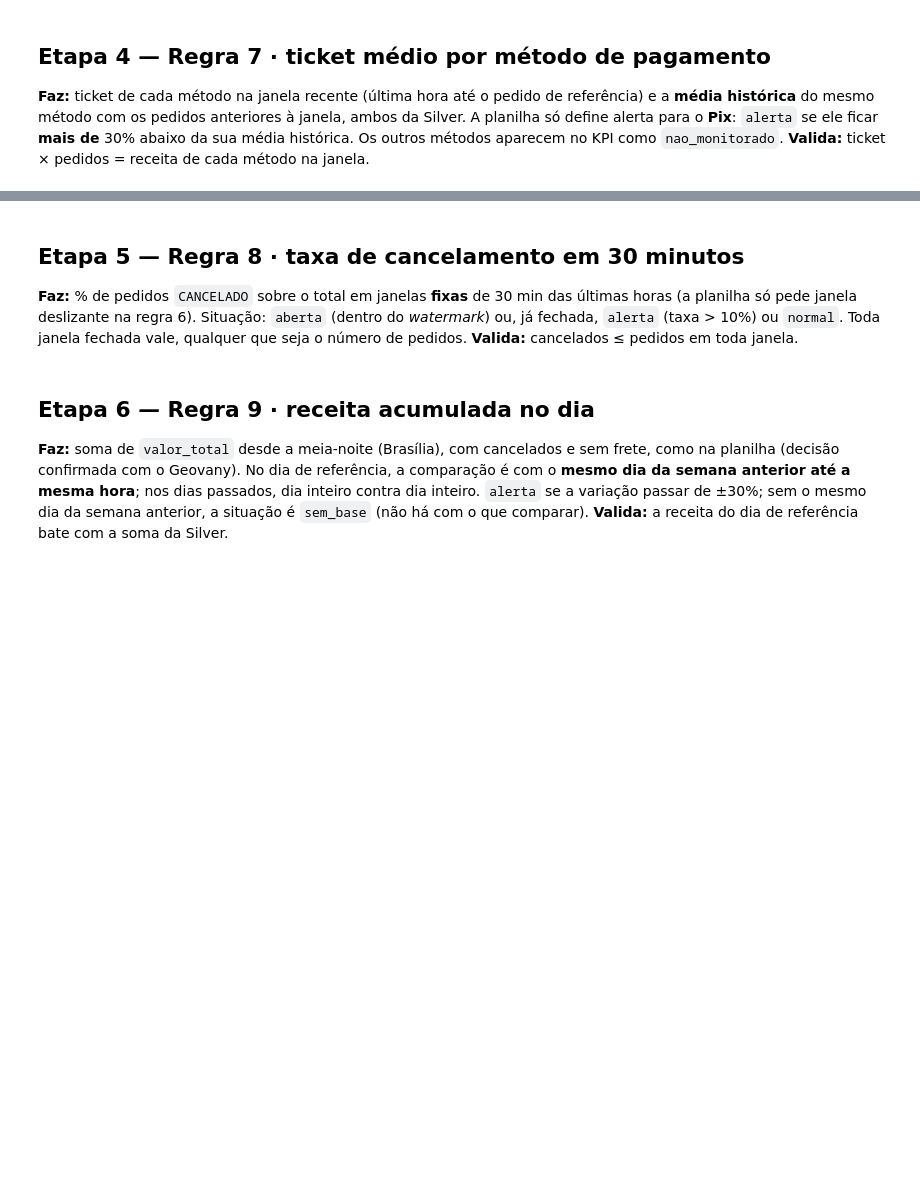
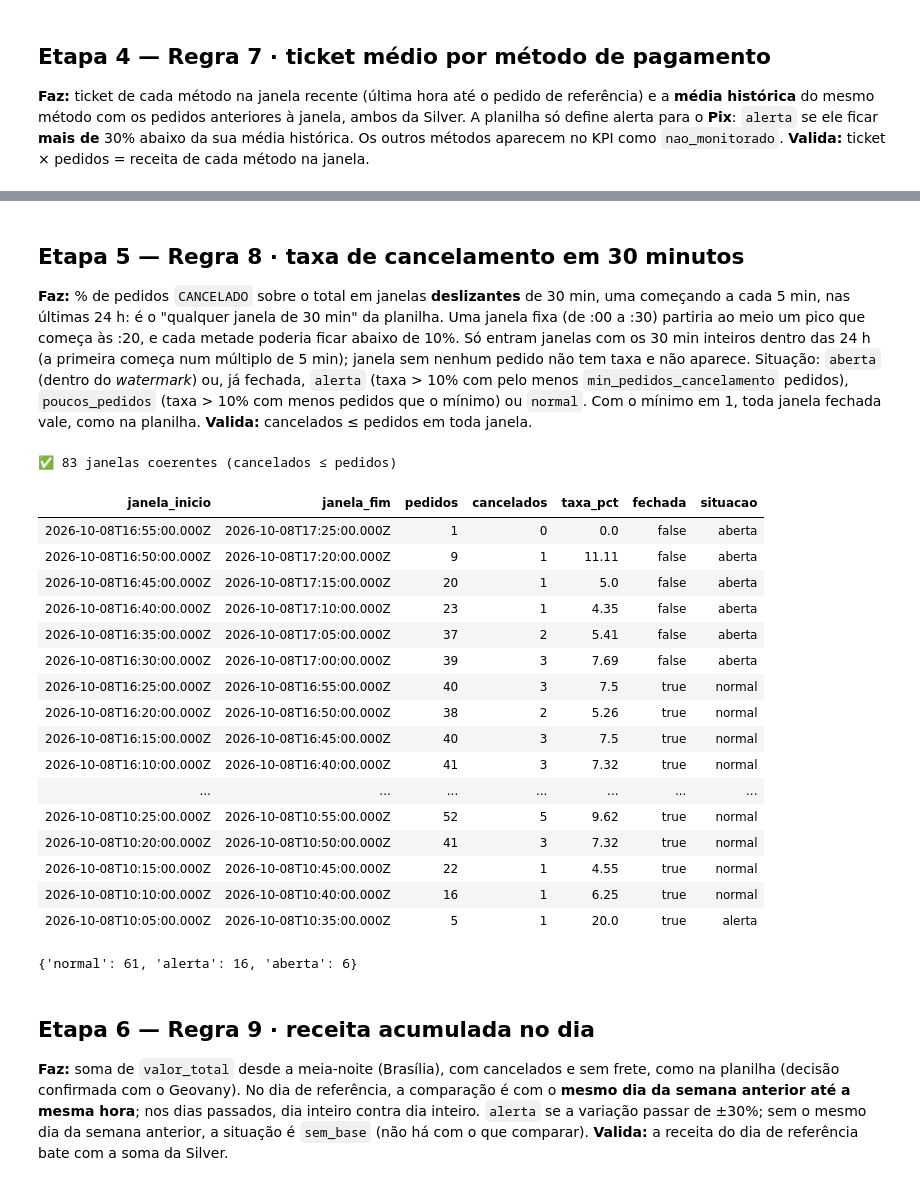
Before and after one commit to GeovanyADCancio/estagio-empregadados-turma-2, a Jupyter notebook: 05_ingestao_gold.ipynb, the cells around one changed output, grey strips where cells are left out. Cells and saved outputs as stored; diff of their text form; code cells hidden in the pictures; blank space fills up the shorter version.

```diff
--- a/05_ingestao_gold.ipynb
+++ b/05_ingestao_gold.ipynb
@@ -200,26 +353,55 @@ display(ticket)
 # %% [markdown]
 ## Etapa 5 — Regra 8 · taxa de cancelamento em 30 minutos
-**Faz:** % de pedidos `CANCELADO` sobre o total em janelas **fixas** de 30 min das últimas horas (a planilha só pede janela deslizante na regra 6).
-Situação: `aberta` (dentro do *watermark*) ou, já fechada, `alerta` (taxa > 10%) ou `normal`. Toda janela fechada vale, qualquer que seja o número de pedidos.
+**Faz:** % de pedidos `CANCELADO` sobre o total em janelas **deslizantes** de 30 min, uma começando a cada 5 min, nas últimas 24 h: é o
+"qualquer janela de 30 min" da planilha. Uma janela fixa (de :00 a :30) partiria ao meio um pico que começa às :20, e cada metade poderia ficar abaixo de 10%.
+Só entram janelas com os 30 min inteiros dentro das 24 h (a primeira começa num múltiplo de 5 min); janela sem nenhum pedido não tem taxa e não aparece.
+Situação: `aberta` (dentro do *watermark*) ou, já fechada, `alerta` (taxa > 10% com pelo menos `min_pedidos_cancelamento` pedidos),
+`poucos_pedidos` (taxa > 10% com menos pedidos que o mínimo) ou `normal`. Com o mínimo em 1, toda janela fechada vale, como na planilha.
 **Valida:** cancelados ≤ pedidos em toda janela.
 # %%
-inicio_canc = REFERENCIA - pd.Timedelta(hours=PARAMETROS["horas_placar_cancelamento"])
-cancelamento = (base.filter(F.col("dt_local") > F.lit(inicio_canc.to_pydatetime()))
-                .groupBy(F.window("dt_local", f"{PARAMETROS['janela_cancelamento_min']} minutes").alias("janela"))
+JANELA_C = PARAMETROS["janela_cancelamento_min"]
+PASSO_C = pd.Timedelta(minutes=PARAMETROS["passo_cancelamento_min"])
+# Primeira janela alinhada ao passo (o window do Spark começa as janelas em múltiplos do passo): nenhuma janela do placar fica pela metade
+inicio_canc = (REFERENCIA - pd.Timedelta(hours=PARAMETROS["horas_placar_cancelamento"])).ceil(f"{PARAMETROS['passo_cancelamento_min']}min")
+cancelamento = (base.filter(F.col("dt_local") >= F.lit(inicio_canc.to_pydatetime()))
+                .groupBy(F.window("dt_local", f"{JANELA_C} minutes", f"{PARAMETROS['passo_cancelamento_min']} minutes").alias("janela"))
                 .agg(F.count("*").alias("pedidos"), F.sum((F.col("status_pedido") == STATUS_CANCELADO).cast("int")).alias("cancelados"))
                 .select(F.col("janela.start").alias("janela_inicio"), F.col("janela.end").alias("janela_fim"), "pedidos", "cancelados")
+                .filter(F.col("janela_inicio") >= F.lit(inicio_canc.to_pydatetime()))
                 .orderBy("janela_inicio").toPandas())
 cancelamento["taxa_pct"] = [round(razao(c, p) * 100, 2) for c, p in zip(cancelamento["cancelados"], cancelamento["pedidos"])]
 cancelamento["fechada"] = cancelamento["janela_fim"] <= REFERENCIA - WATERMARK
-cancelamento["situacao"] = [("aberta" if not f else "alerta" if t > PARAMETROS["cancelamento_max_pct"] else "normal")
-                            for f, t in zip(cancelamento["fechada"], cancelamento["taxa_pct"])]
+cancelamento["situacao"] = [("aberta" if not f else "normal" if t <= PARAMETROS["cancelamento_max_pct"]
+                             else "alerta" if p >= PARAMETROS["min_pedidos_cancelamento"] else "poucos_pedidos")
+                            for f, t, p in zip(cancelamento["fechada"], cancelamento["taxa_pct"], cancelamento["pedidos"])]
 
 # ------------------------------ validação ------------------------------
 checar((cancelamento["cancelados"] <= cancelamento["pedidos"]).all(), f"{len(cancelamento)} janelas coerentes (cancelados ≤ pedidos)",
        "Janela com mais cancelados do que pedidos")
 
 # ------------------------------ resultado ------------------------------
 display(cancelamento.sort_values("janela_inicio", ascending=False)) if len(cancelamento) else print("Nenhuma janela de 30 min no período.")
+print(cancelamento["situacao"].value_counts().to_dict())
+# %% [output]
+✅ 83 janelas coerentes (cancelados ≤ pedidos)
+| janela_inicio | janela_fim | pedidos | cancelados | taxa_pct | fechada | situacao |
+| 2026-10-08T16:55:00.000Z | 2026-10-08T17:25:00.000Z | 1 | 0 | 0.0 | false | aberta |
+| 2026-10-08T16:50:00.000Z | 2026-10-08T17:20:00.000Z | 9 | 1 | 11.11 | false | aberta |
+| 2026-10-08T16:45:00.000Z | 2026-10-08T17:15:00.000Z | 20 | 1 | 5.0 | false | aberta |
+| 2026-10-08T16:40:00.000Z | 2026-10-08T17:10:00.000Z | 23 | 1 | 4.35 | false | aberta |
+| 2026-10-08T16:35:00.000Z | 2026-10-08T17:05:00.000Z | 37 | 2 | 5.41 | false | aberta |
+| 2026-10-08T16:30:00.000Z | 2026-10-08T17:00:00.000Z | 39 | 3 | 7.69 | false | aberta |
+| 2026-10-08T16:25:00.000Z | 2026-10-08T16:55:00.000Z | 40 | 3 | 7.5 | true | normal |
+| 2026-10-08T16:20:00.000Z | 2026-10-08T16:50:00.000Z | 38 | 2 | 5.26 | true | normal |
+| 2026-10-08T16:15:00.000Z | 2026-10-08T16:45:00.000Z | 40 | 3 | 7.5 | true | normal |
+| 2026-10-08T16:10:00.000Z | 2026-10-08T16:40:00.000Z | 41 | 3 | 7.32 | true | normal |
+| ... | ... | ... | ... | ... | ... | ... |
+| 2026-10-08T10:25:00.000Z | 2026-10-08T10:55:00.000Z | 52 | 5 | 9.62 | true | normal |
+| 2026-10-08T10:20:00.000Z | 2026-10-08T10:50:00.000Z | 41 | 3 | 7.32 | true | normal |
+| 2026-10-08T10:15:00.000Z | 2026-10-08T10:45:00.000Z | 22 | 1 | 4.55 | true | normal |
+| 2026-10-08T10:10:00.000Z | 2026-10-08T10:40:00.000Z | 16 | 1 | 6.25 | true | normal |
+| 2026-10-08T10:05:00.000Z | 2026-10-08T10:35:00.000Z | 5 | 1 | 20.0 | true | alerta |
+{'normal': 61, 'alerta': 16, 'aberta': 6}
 # %% [markdown]
 ## Etapa 6 — Regra 9 · receita acumulada no dia
 **Faz:** soma de `valor_total` desde a meia-noite (Brasília), com cancelados e sem frete, como na planilha (decisão confirmada com o Geovany).
```
Also changed, not shown: parts of 18 cells of this notebook, 12 other files.
